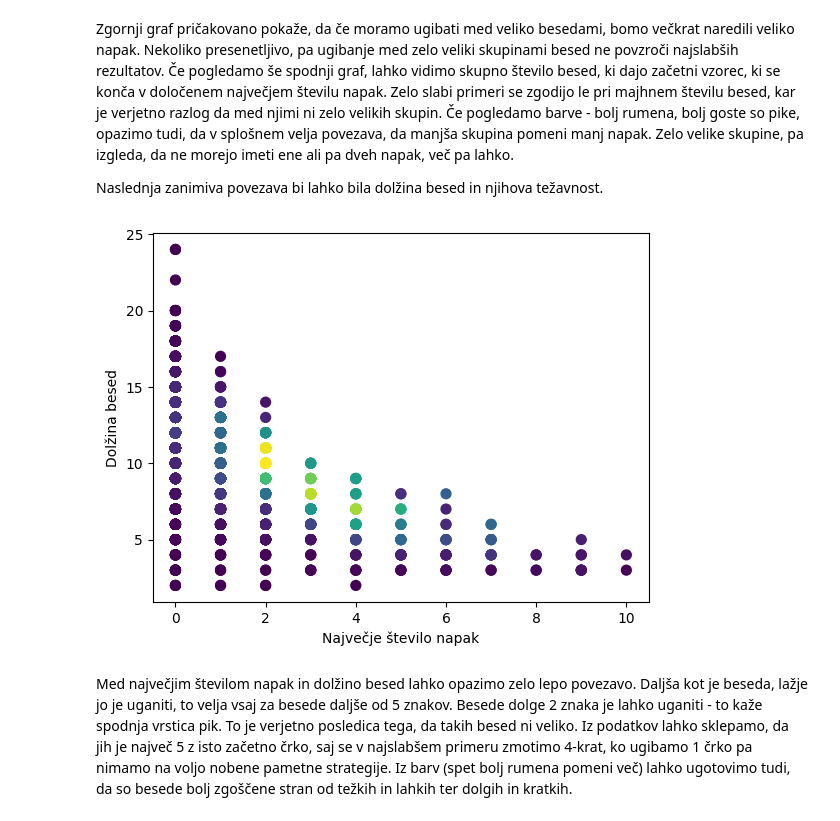
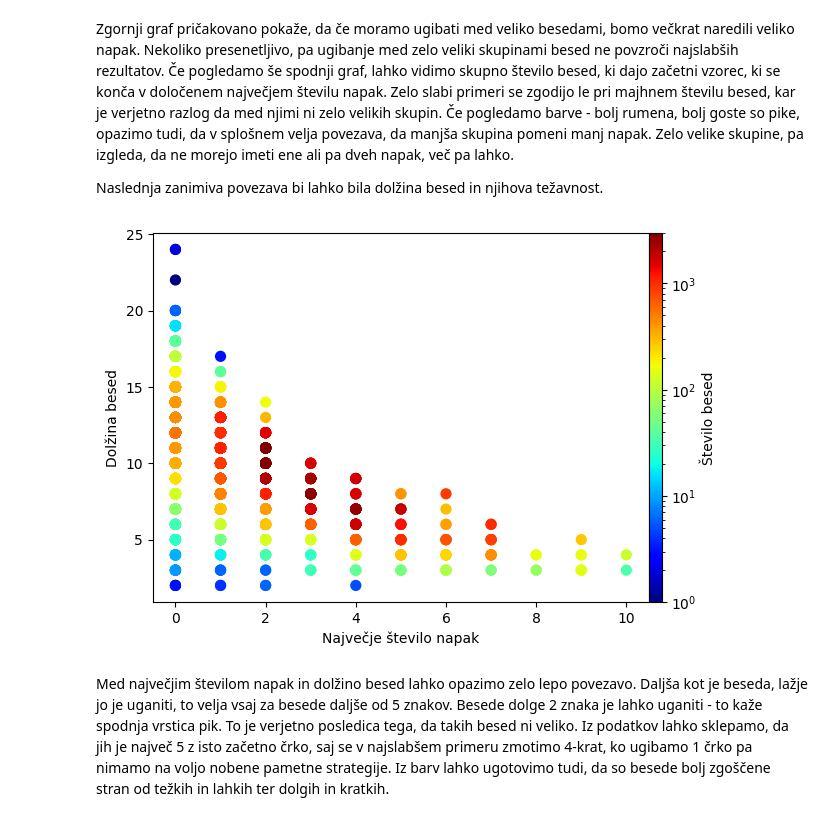
Before and after one commit to Smrt666/Vislice, a Jupyter notebook: vislice.ipynb, the cells around one changed output. Saved outputs shown, nothing was run; the diff lists cells and outputs as text; code cells hidden in the pictures.

Commit message:
Better colored len/mistakes graph

```diff
--- a/vislice.ipynb
+++ b/vislice.ipynb
@@ -392,19 +397,29 @@ Naslednja zanimiva povezava bi lahko bila dolžina besed in njihova težavnost.
 # %%
 x = strategies_info["worst_case_mistakes"]
 y = strategies_info["pattern"].apply(lambda x: x.count(" ") + 1)
+
 
 # Calculate the point density
 counts = {}
 for i, j, m in zip(x, y, strategies_info["words_count"]):
     counts[(i, j)] = counts.get((i, j), 0) + m
 z = np.array([counts[(i, j)] for i, j in zip(x, y)])
 
+normalize = mcolors.LogNorm(vmin=z.min(), vmax=z.max())
+colormap = cm.jet
+
 fig, ax = plt.subplots()
-ax.scatter(x, y, c=z, s=50)
+plt.scatter(x, y, c=colormap(normalize(z)), s=50)
 plt.xlabel("Največje število napak")
 plt.ylabel("Dolžina besed")
+ax_pos = ax.get_position()
+sub_ax = plt.axes([ax_pos.x1, ax_pos.y0, 0.02, ax_pos.height])
+scalarmappaple = cm.ScalarMappable(norm=normalize, cmap=colormap)
+scalarmappaple.set_array(z)
+plt.colorbar(scalarmappaple, cax=sub_ax)
+sub_ax.set_ylabel("Število besed")
 plt.show()
 # %% [output]
-[figure, old version]
+[figure, new version]
 # %% [markdown]
-Med največjim številom napak in dolžino besed lahko opazimo zelo lepo povezavo. Daljša kot je beseda, lažje jo je uganiti, to velja vsaj za besede daljše od 5 znakov. Besede dolge 2 znaka je lahko uganiti - to kaže spodnja vrstica pik. To je verjetno posledica tega, da takih besed ni veliko. Iz podatkov lahko sklepamo, da jih je največ 5 z isto začetno črko, saj se v najslabšem primeru zmotimo 4-krat, ko ugibamo 1 črko pa nimamo na voljo nobene pametne strategije. Iz barv (spet bolj rumena pomeni več) lahko ugotovimo tudi, da so besede bolj zgoščene stran od težkih in lahkih ter dolgih in kratkih.
+Med največjim številom napak in dolžino besed lahko opazimo zelo lepo povezavo. Daljša kot je beseda, lažje jo je uganiti, to velja vsaj za besede daljše od 5 znakov. Besede dolge 2 znaka je lahko uganiti - to kaže spodnja vrstica pik. To je verjetno posledica tega, da takih besed ni veliko. Iz podatkov lahko sklepamo, da jih je največ 5 z isto začetno črko, saj se v najslabšem primeru zmotimo 4-krat, ko ugibamo 1 črko pa nimamo na voljo nobene pametne strategije. Iz barv lahko ugotovimo tudi, da so besede bolj zgoščene stran od težkih in lahkih ter dolgih in kratkih.
```
Also changed, not shown: parts of 1 cell of this notebook.
